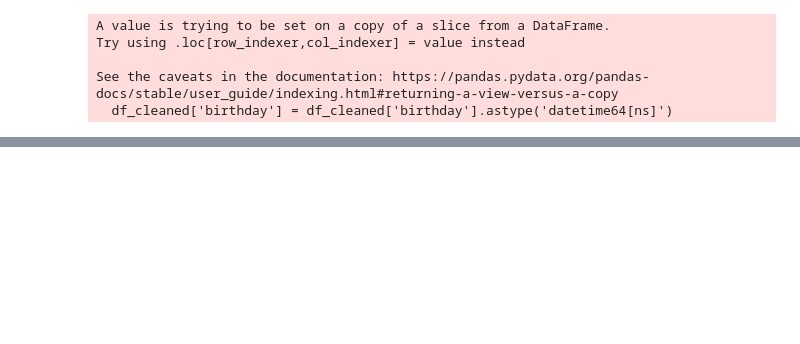
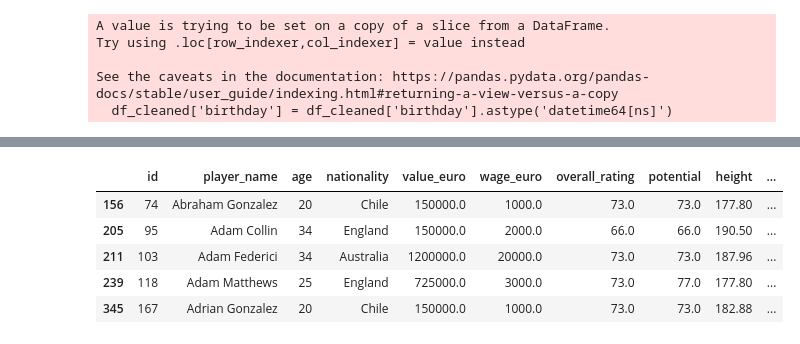
Before and after one commit to rdeshir10/Fifa_Analysis, a Jupyter notebook: football.ipynb, the cells around one changed output, grey strips where cells are left out. Drawn from its saved outputs; the diff is of its cells as text; code cells hidden in the pictures; blank space fills up the shorter version.

```diff
--- a/football.ipynb
+++ b/football.ipynb
@@ -196,3 +211,19 @@ memory usage: 2.0+ MB
+# %%
+# Filter the DataFrame to contain data for goal keepers only
+df_gk = df_cleaned[df_cleaned['positions'].str.contains('GK')]
+
+# Filtering Dataframe to keep columns relevant to Goalkeepers
+df_gk = df_gk[['id', 'player_name','age', 'nationality', 'value_euro', 'wage_euro','overall_rating','potential','height','gk_diving',
+       'gk_handling', 'gk_kicking', 'gk_positioning', 'gk_reflexes',
+       'weight_kgs']]
+df_gk.head()
+# %% [output]
+|  | id | player_name | age | nationality | value_euro | wage_euro | overall_rating | potential | height | ... |
+| 156 | 74 | Abraham Gonzalez | 20 | Chile | 150000.0 | 1000.0 | 73.0 | 73.0 | 177.80 | ... |
+| 205 | 95 | Adam Collin | 34 | England | 150000.0 | 2000.0 | 66.0 | 66.0 | 190.50 | ... |
+| 211 | 103 | Adam Federici | 34 | Australia | 1200000.0 | 20000.0 | 73.0 | 73.0 | 187.96 | ... |
+| 239 | 118 | Adam Matthews | 25 | England | 725000.0 | 3000.0 | 73.0 | 77.0 | 177.80 | ... |
+| 345 | 167 | Adrian Gonzalez | 20 | Chile | 150000.0 | 1000.0 | 73.0 | 73.0 | 182.88 | ... |
 # %%
 #exporting Dataframes to Csv
 df_player.to_csv('Resources/players.csv', index=False)
```
Also changed, not shown: parts of 15 cells of this notebook, 1 other file.
